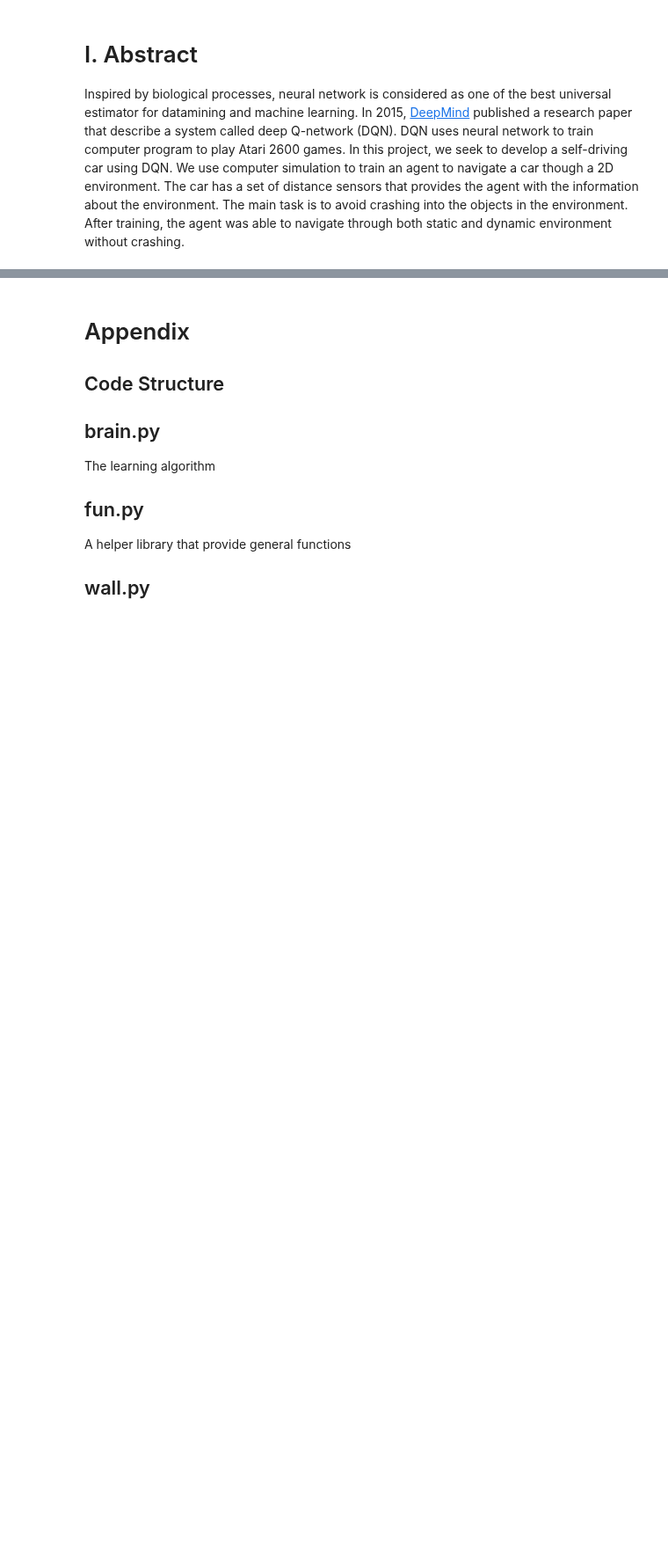
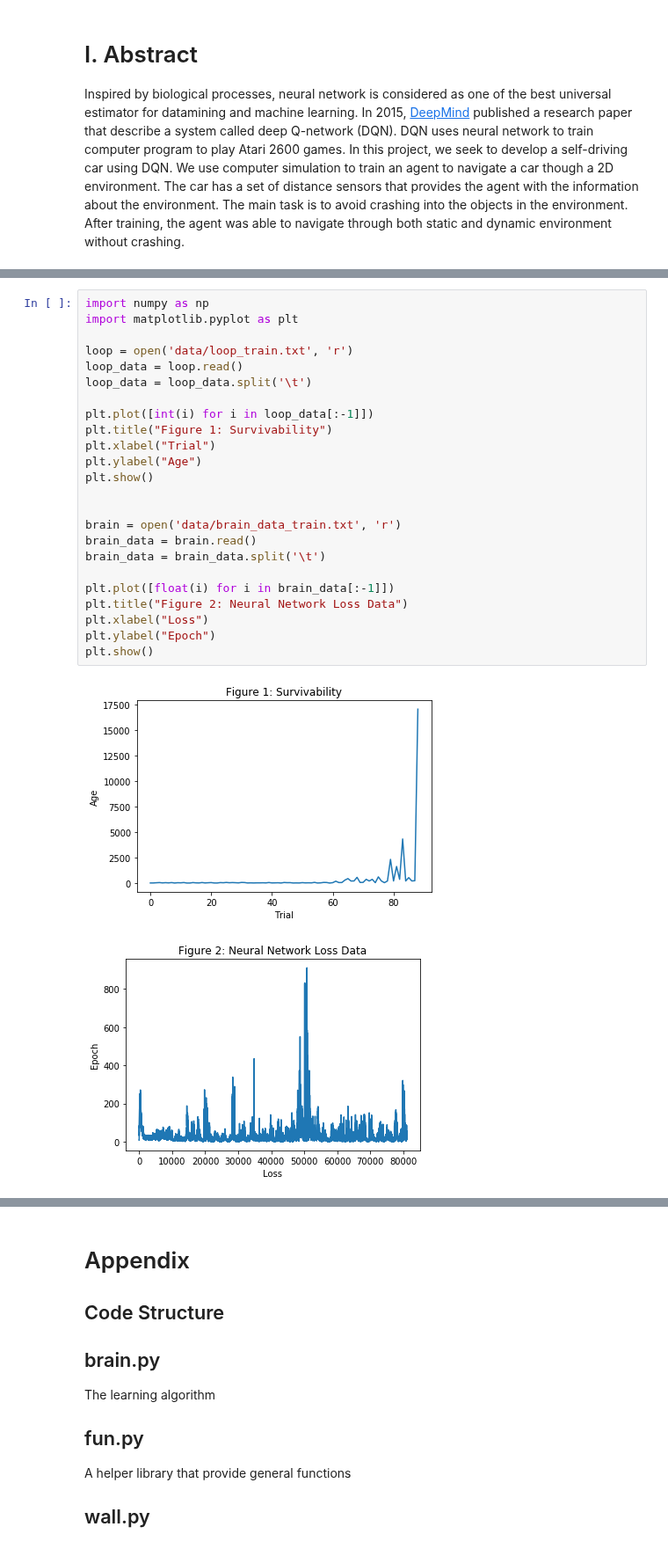
Before and after one commit to tunguyen17/obstacle_avoidance, a Jupyter notebook: Report.ipynb, the cells around one changed output, grey strips where cells are left out. Shown at 88% size. Saved outputs shown, nothing was run; the diff lists cells and outputs as text; blank space fills up the shorter version.

```diff
--- a/Report.ipynb
+++ b/Report.ipynb
@@ -204,6 +204,33 @@ The trainning usually last about 30 minutes to an hour. In the video bellow, the
 The size of our buffer is 100
 
 <center> <video width="600" height="500" controls src="videos/train.mp4" /> </center>
+# %%
+import numpy as np
+import matplotlib.pyplot as plt
+
+loop = open('data/loop_train.txt', 'r')
+loop_data = loop.read()
+loop_data = loop_data.split('\t')
+
+plt.plot([int(i) for i in loop_data[:-1]])
+plt.title("Figure 1: Survivability")
+plt.xlabel("Trial")
+plt.ylabel("Age")
+plt.show()
+
+
+brain = open('data/brain_data_train.txt', 'r')
+brain_data = brain.read()
+brain_data = brain_data.split('\t')
+
+plt.plot([float(i) for i in brain_data[:-1]])
+plt.title("Figure 2: Neural Network Loss Data")
+plt.xlabel("Loss")
+plt.ylabel("Epoch")
+plt.show()
+# %% [output]
+[figure, added]
+[figure, added]
 # %% [markdown]
 ## 2. Dynamic Environment - Test
 
```
Also changed, not shown: parts of 2 cells of this notebook, 44 other files.
